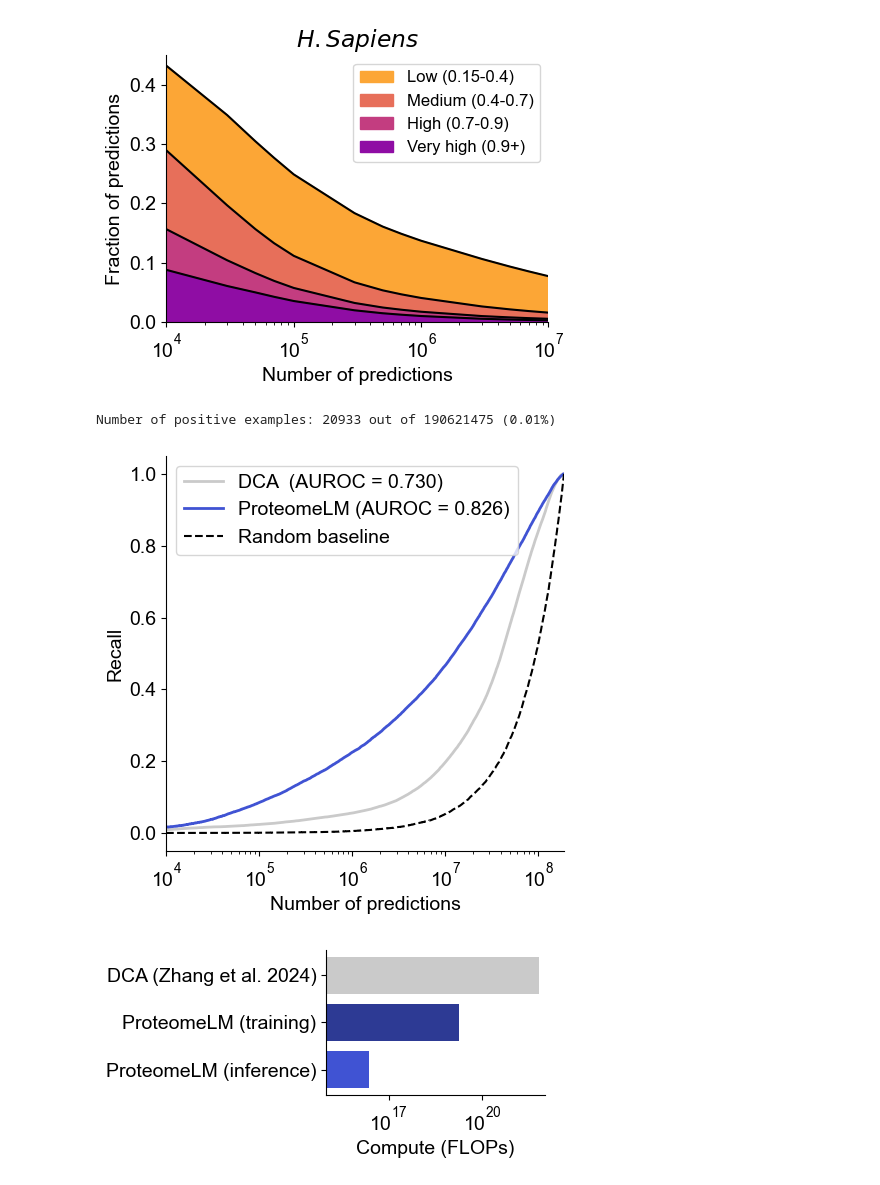
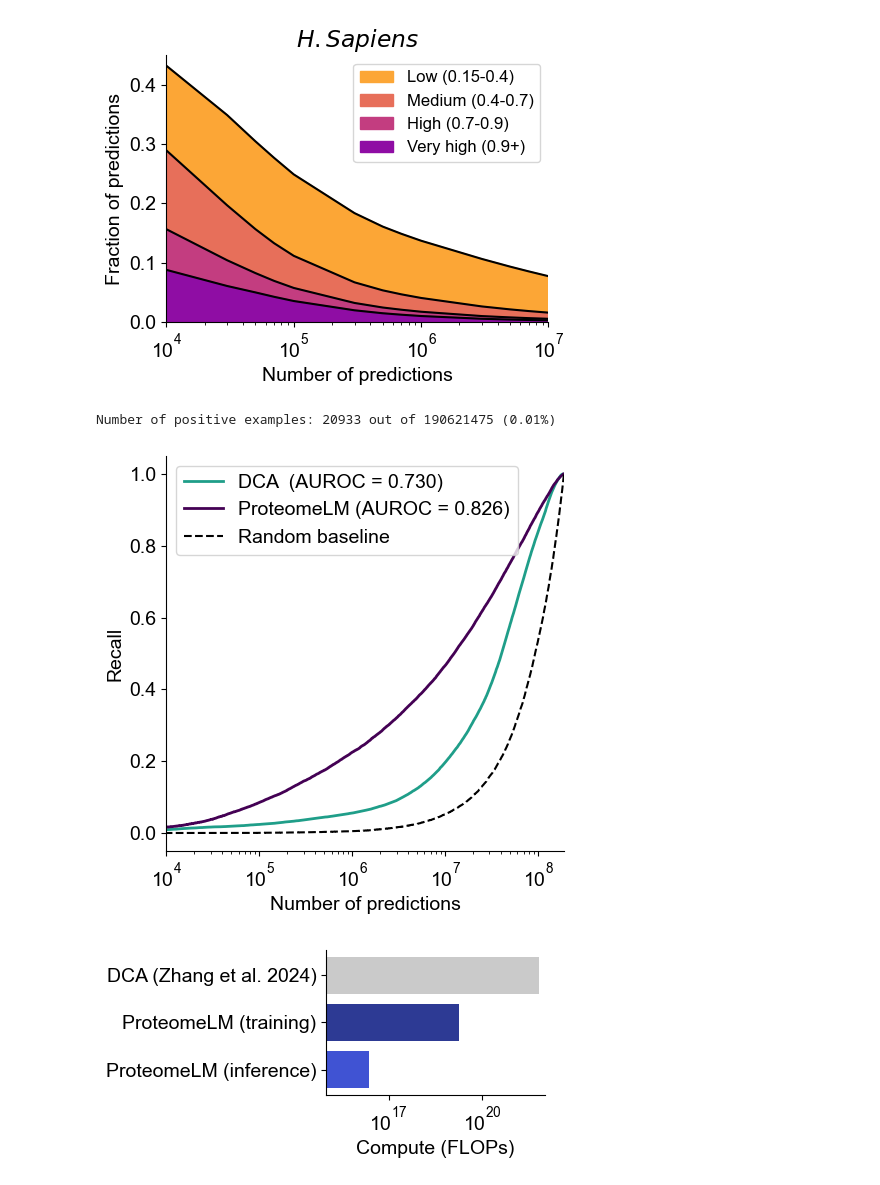
Before and after one commit to Bitbol-Lab/ProteomeLM, a Jupyter notebook: experiments/interactomes/human.ipynb, the cells around one changed output. Cells and saved outputs as stored; diff of their text form; code cells hidden in the pictures.

```diff
--- a/experiments/interactomes/human.ipynb
+++ b/experiments/interactomes/human.ipynb
@@ -12,14 +12,14 @@ from tqdm import tqdm
 
 
 sys.path.append("../..")
-from config import colorspal6
+#from ..config import colorspal6
 from proteomelm.ppi.model import prepare_ppi
 
 plt.rcParams['font.family'] = 'Arial'
 plt.rcParams['text.usetex'] = False
 plt.rcParams['font.size'] = 14
 
-env_dir = "/data2/malbrak/proteomelm/interactomes/human/"
+env_dir = "/data1/malbrank/proteomelm/interactomes/human/"
 # %% [markdown]
 ## Preparation of the data
 
@@ -428,6 +433,21 @@ rf_scores = results["rf_scores"]
 af_scores = results["af_scores"]
 string_scores = results["string_scores"]
 proteomelm_scores = results["proteomelm_scores"]
+# %%
+labels = []
+with open(f"{env_dir}/uniprot_sequences.fasta") as f:
+    for line in f:
+        if line.startswith(">"):
+            labels.append(line[1:].strip())
+# %%
+idx_val_1 = idx_val // len(labels)
+idx_val_2 = idx_val % len(labels)
+pairs_labels = [f"{labels[i]}_{labels[j]}" for i, j in zip(idx_val_1, idx_val_2)]
+# %%
+with open(f"{env_dir}/all_protein_pairs_proteomelm_s.txt", "w") as f:
+    print("\t".join(["protein_pair", "proteomelm_score", "dca_score", "rf_score", "af_score", "string_score"]), file=f)
+    for pair, pscore, dscore, rfscore, afscore, sscore in zip(pairs_labels, proteomelm_scores, dca_scores, rf_scores, af_scores, string_scores):
+        print("\t".join([pair, str(pscore), str(dscore), str(rfscore), str(afscore), str(sscore)]), file=f)
 # %%
 Ns = [10000, 30000, 50000, 70000, 100000, 300000, 500000, 700000, 1000000, 3000000, 5000000, 7000000, 10000000, 30000000, 50000000, 70000000, 100000000]
 thrs = [150, 400, 700, 900]
@@ -467,37 +487,38 @@ plt.show()
 [figure]
 # %%
 y = string_scores > 990
+colorspal6 = ['#440154', '#482878', '#3E4989', '#31688E', '#26828E', '#1F9E89']
 N = len(y)
 P = np.sum(y)
 print(f"Number of positive examples: {P} out of {N} ({P/N:.2%})")
 
 plt.figure(figsize=(5, 5))
 fpr, tpr, _ = roc_curve(y, dca_scores)
 roc_auc = auc(fpr, tpr)
 plt.plot([(N-P)*x + P*y for x, y in zip(fpr, tpr)], tpr, label=f"DCA  (AUROC = {roc_auc:0.3f})", color=colorspal6[-1], linewidth=2)
 
 fpr, tpr, _ = roc_curve(y, proteomelm_scores)
 roc_auc = auc(fpr, tpr)
 plt.plot([(N-P)*x+P*y for x, y in zip(fpr, tpr)], tpr, label=f"ProteomeLM (AUROC = {roc_auc:0.3f})", color=colorspal6[0], linewidth=2)
 
 # random baseline
 fpr, tpr, _ = roc_curve(y, np.random.rand(len(y)))
 plt.plot([(N-P)*x+P*y for x, y in zip(fpr, tpr)], tpr, label="Random baseline", linestyle="--", color="black")
 
 plt.xscale("log")
 plt.xlim(10000, N)
 #plt.ylim(0, 1)
 plt.xlabel("Number of predictions")
 plt.ylabel("Recall")
 plt.legend(loc="upper left")
 #plt.title("ROC curve on  $\\it{{H. Sapiens}}$ interactome", fontweight="bold")
 plt.gca().spines['top'].set_visible(False)
 plt.gca().spines['right'].set_visible(False)
 plt.tight_layout()
 plt.savefig(f"{env_dir}/roc_plm_vs_dca_human_{suffix_name}.svg", dpi=300)
 # %% [output]
 Number of positive examples: 20933 out of 190621475 (0.01%)
-[figure, old version]
+[figure, new version]
 # %%
 
 # Define the compute in FLOPs for the three tasks
```
Also changed, not shown: parts of 6 cells of this notebook, 35 other files.
